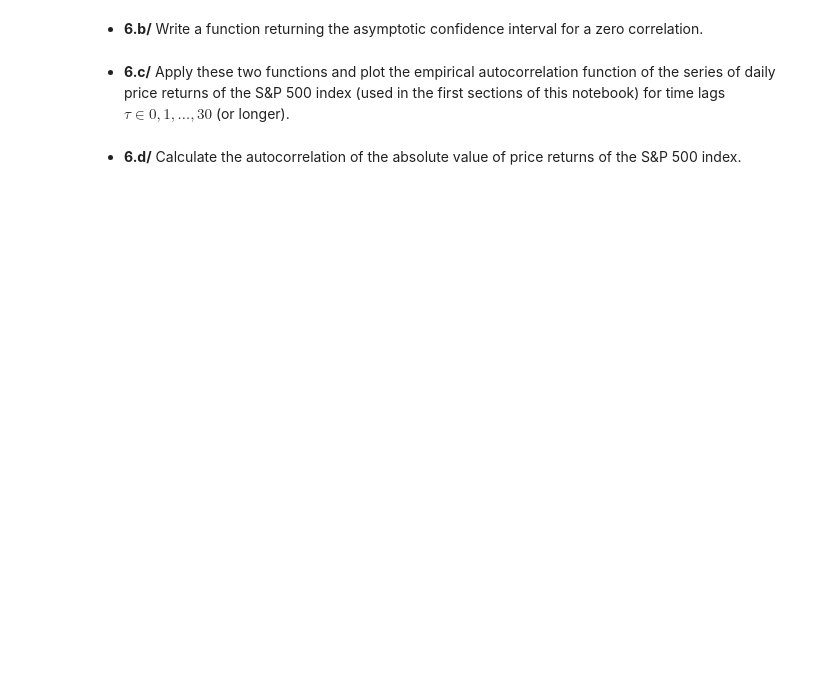
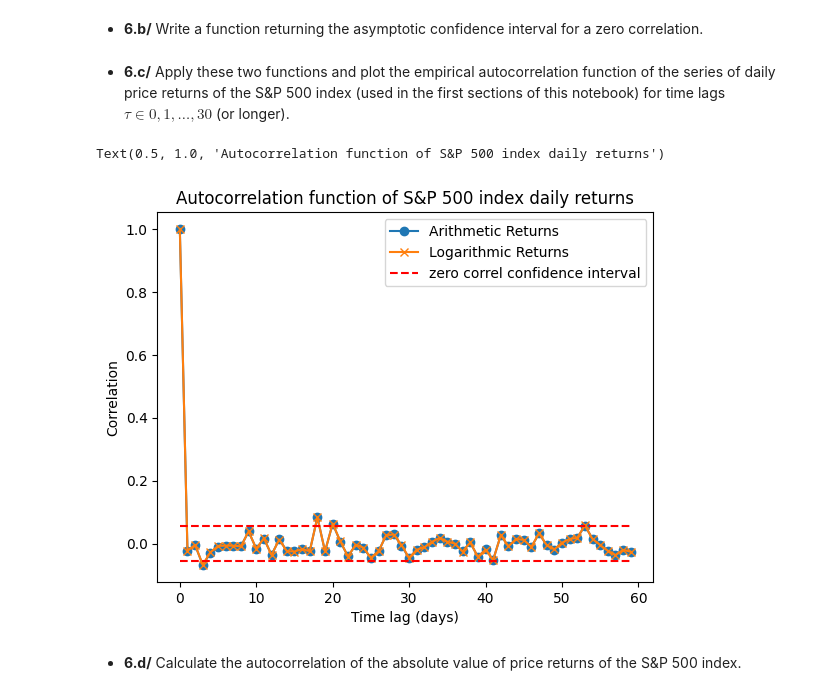
Before and after one commit to RaynorEtienn/NumericalProcessingOfFinancialData, a Jupyter notebook: TPs/TP1/TP1.ipynb, the cells around one changed output. Saved outputs shown, nothing was run; the diff lists cells and outputs as text; code cells hidden in the pictures; blank space fills up the shorter version.

```diff
--- a/TPs/TP1/TP1.ipynb
+++ b/TPs/TP1/TP1.ipynb
@@ -645,4 +663,6 @@ def autocorrelation(returns, time_lag):
   returns : ndarray, containing daily returns
   time_lag : integer, representing the time lag in terms of number of days
   """
-  ...
+  return np.corrcoef(returns, np.roll(returns, time_lag))[0, 1]
+
+print(f"Test: {autocorrelation(returns=log_returns, time_lag=0) = }")
@@ -660,6 +682,10 @@ def AsymptoticConfidenceNoCorrel(n, alpha=0.95):
     Returns:
     Lower and upper bounds.
     """
-    ...
+    Q = norm.ppf(1 - ((1 - alpha) / 2))
+
+    upper = np.sqrt(1 - 1 / ( 1+ Q**2 / (n-2)))
+    lower = -upper
+    return lower, upper
 # %% [markdown]
 * **6.c/** Apply these two functions and plot the empirical autocorrelation function of the series of daily price returns of the S&P 500 index (used in the first sections of this notebook) for time lags $\tau \in {0,1,\dots, 30}$ (or longer).
@@ -671,2 +692,28 @@ plt.title("Autocorrelation function of S&P 500 index daily returns")
+# %%
+window = 60
+time_lags = np.arange(0, window)
+
+autocorrelations = np.zeros(window)
+autocorrelation_log = np.zeros(window)
+lower_bounds = np.zeros(window)
+upper_bounds = np.zeros(window)
+
+for i, time_lag in enumerate(time_lags):
+    autocorrelations[i] = autocorrelation(arithmetic_returns, time_lag)
+    autocorrelation_log[i] = autocorrelation(log_returns, time_lag)
+    lower_bounds[i], upper_bounds[i] = AsymptoticConfidenceNoCorrel(len(log_returns), alpha=0.95)
+
+plt.plot(time_lags, autocorrelations, marker='o', label='Arithmetic Returns')
+plt.plot(time_lags, autocorrelation_log, marker='x', label='Logarithmic Returns')
+plt.plot(time_lags, lower_bounds, 'r--', label='zero correl confidence interval')
+plt.plot(time_lags, upper_bounds, 'r--')
+
+plt.xlabel("Time lag (days)")
+plt.ylabel("Correlation")
+plt.legend()
+plt.title("Autocorrelation function of S&P 500 index daily returns")
+# %% [output]
+Text(0.5, 1.0, 'Autocorrelation function of S&P 500 index daily returns')
+[figure, added]
 # %% [markdown]
 * **6.d/** Calculate the autocorrelation of the absolute value of price returns of the S&P 500 index.
```
Also changed, not shown: parts of 21 cells of this notebook, 4 other files.
